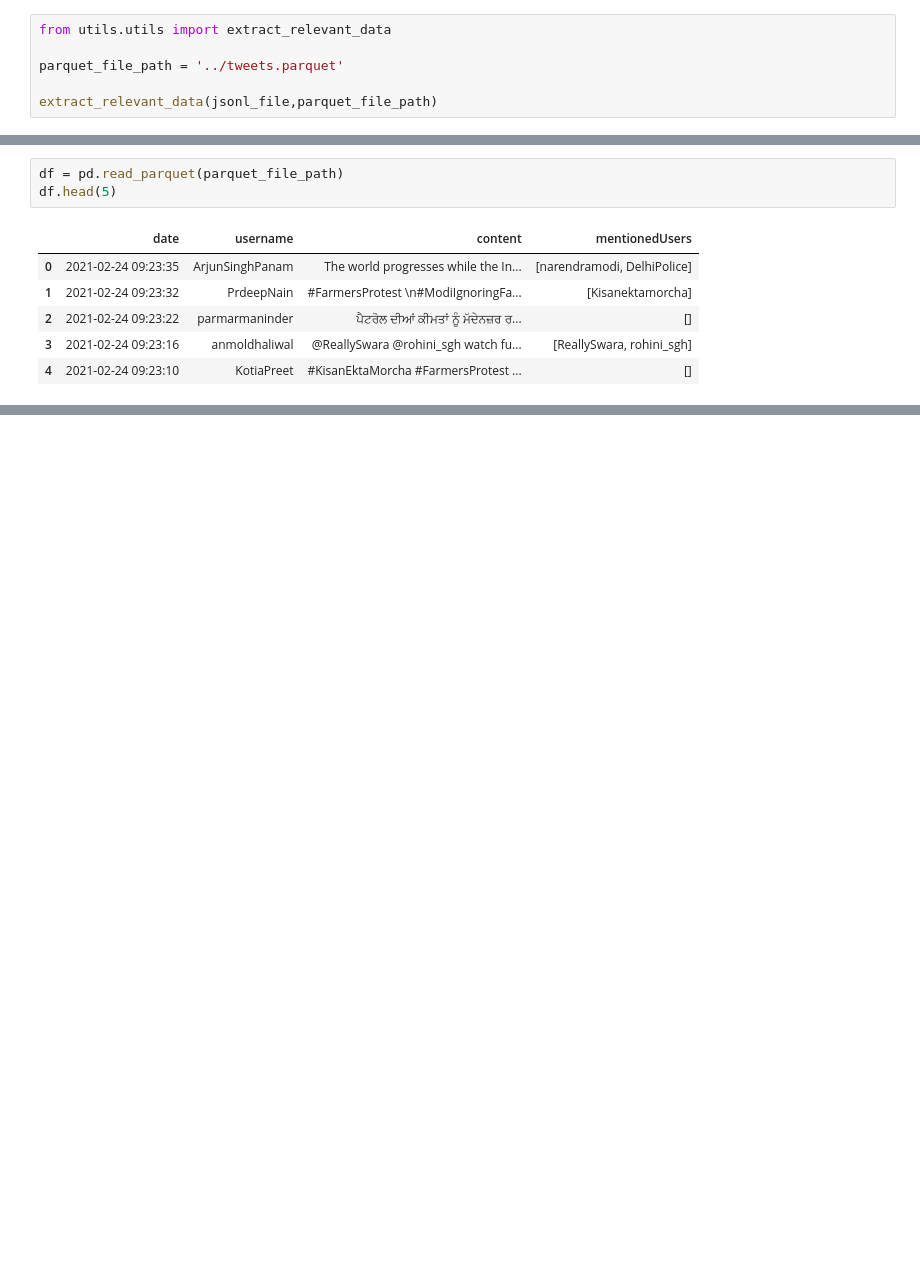
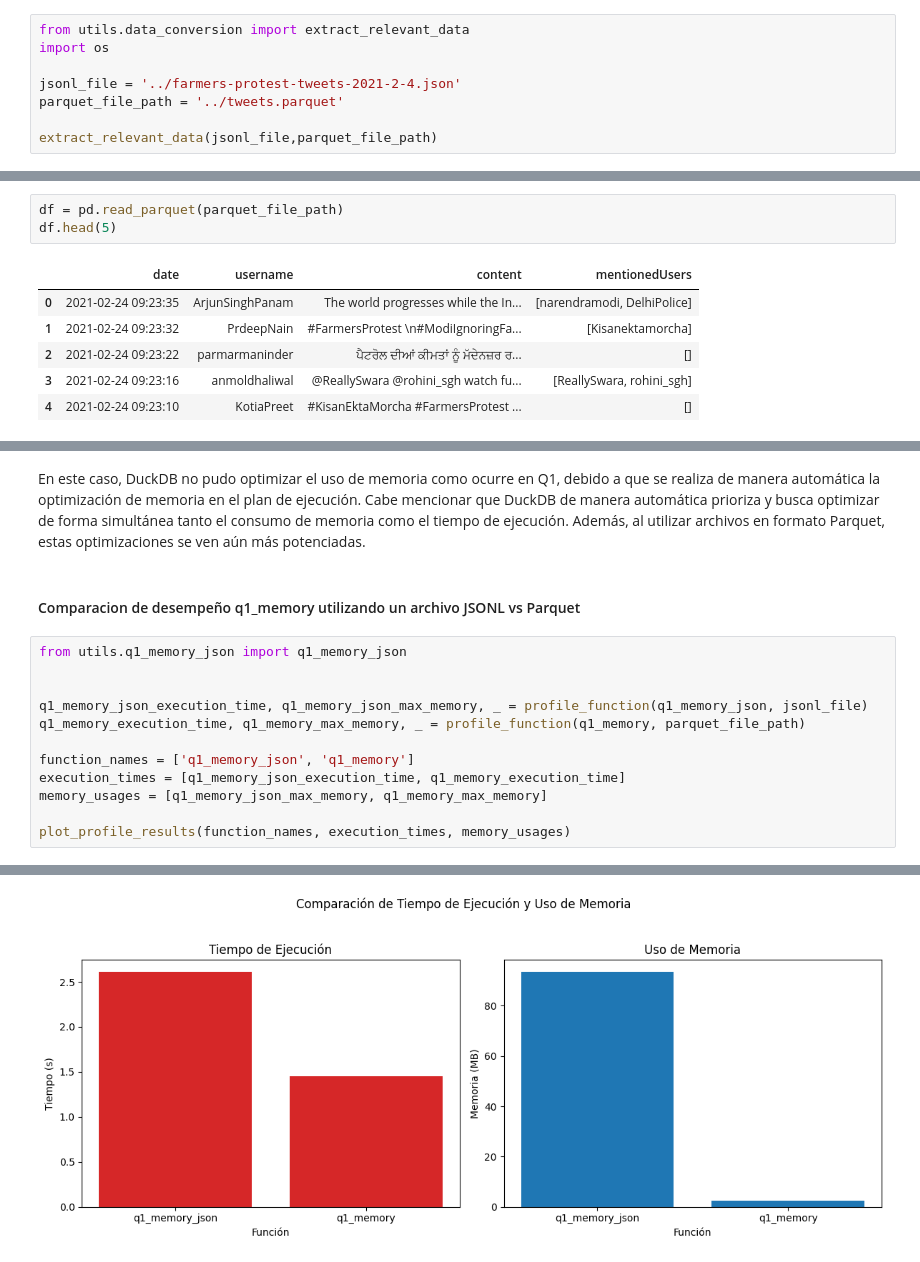
Before and after one commit to SergioAAG/latam-challenge, a Jupyter notebook: src/challenge.ipynb, the cells around one changed output, grey strips where cells are left out. Drawn from its saved outputs; the diff is of its cells as text; blank space fills up the shorter version.

```diff
--- a/src/challenge.ipynb
+++ b/src/challenge.ipynb
@@ -58,6 +76,8 @@ Dentro de los campos seleccionados para al analisis y resolucion de los ejercici
 # %%
-from utils.utils import extract_relevant_data
+from utils.data_conversion import extract_relevant_data
+import os
 
+jsonl_file = '../farmers-protest-tweets-2021-2-4.json'
 parquet_file_path = '../tweets.parquet'
 
 extract_relevant_data(jsonl_file,parquet_file_path)
@@ -186,0 +665,17 @@ for _ in results:
+# %% [markdown]
+En este caso, DuckDB no pudo optimizar el uso de memoria como ocurre en Q1, debido a que se realiza de manera automática la optimización de memoria en el plan de ejecución. Cabe mencionar que DuckDB de manera automática prioriza y busca optimizar de forma simultánea tanto el consumo de memoria como el tiempo de ejecución. Además, al utilizar archivos en formato Parquet, estas optimizaciones se ven aún más potenciadas.
+# %% [markdown]
+#### Comparacion de desempeño q1_memory utilizando un archivo JSONL vs Parquet
+# %%
+from utils.q1_memory_json import q1_memory_json
+
+
+q1_memory_json_execution_time, q1_memory_json_max_memory, _ = profile_function(q1_memory_json, jsonl_file)
+q1_memory_execution_time, q1_memory_max_memory, _ = profile_function(q1_memory, parquet_file_path)
+
+function_names = ['q1_memory_json', 'q1_memory']
+execution_times = [q1_memory_json_execution_time, q1_memory_execution_time]
+memory_usages = [q1_memory_json_max_memory, q1_memory_max_memory]
+
+plot_profile_results(function_names, execution_times, memory_usages)
+# %% [output]
@@ -186,0 +684 @@ for _ in results:
+[figure, added]
```
Also changed, not shown: parts of 35 cells of this notebook, 5 other files.
